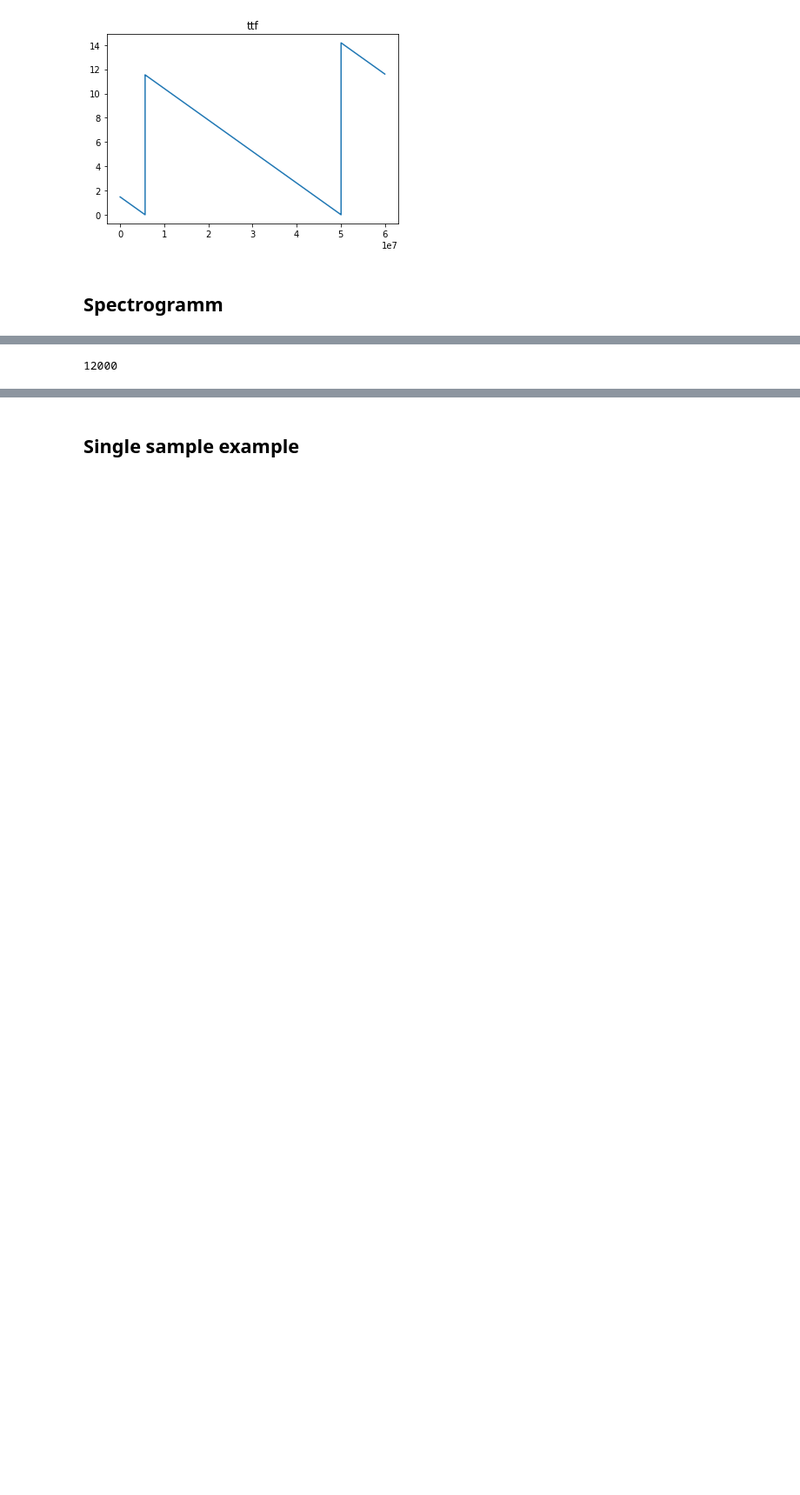
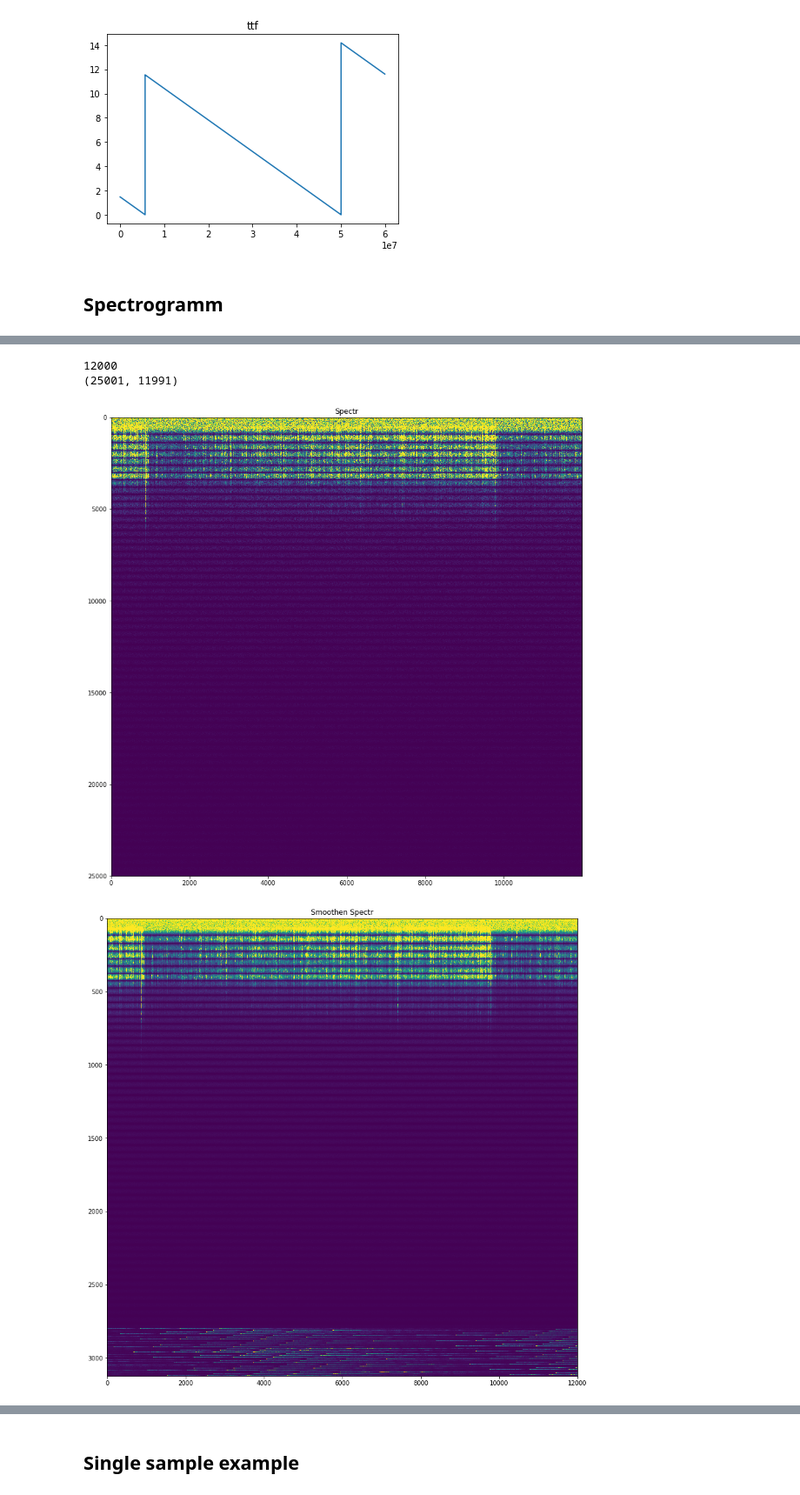
Before and after one commit to SIakovlev/LANL-Earthquake, a Jupyter notebook: src/drafts/fe_notebook.ipynb, the cells around one changed output, grey strips where cells are left out. Shown at 87% size. Cells and saved outputs as stored; diff of their text form; code cells hidden in the pictures; blank space fills up the shorter version.

Commit message:
DS: some minor changes to mlp and lstm, experiment with spectrogram

```diff
--- a/src/drafts/fe_notebook.ipynb
+++ b/src/drafts/fe_notebook.ipynb
@@ -34,15 +35,17 @@ plt.show()
 ## Spectrogramm
 # %%
 %%time
-fs = 4000000.0
+fs = 400000.0
 # window = [10000]
 nperseg = 50000
 noverlap = 45000
-mode = 'psd'
+mode = 'magnitude'
+scaling = 'spectrum'
 f, t, Sxx = signal.spectrogram(sig, fs,
                                nperseg=nperseg,
                                noverlap=noverlap,
-                               mode=mode)
+                               mode=mode,
+                              scaling=scaling)
 print("time seg", len(t))
 print("freq seg", len(f))
 print("Spectr shape", Sxx.shape)
@@ -56,25 +59,30 @@ Wall time: 8min 18s
 # %%
 %%time
 end = num_to_show // (nperseg - noverlap)
 print(end)
 print(Sxx.shape)
-# plt.figure(figsize=(14,14))
+plt.figure(figsize=(14,14))
 
-# plt.imshow(Sxx[:, :end], vmax=0.001, origin='upper', aspect='auto')
-# plt.title("Spectr")
-# plt.show()
+plt.imshow(Sxx[:, :end], vmax=0.01, origin='upper', aspect='auto')
+plt.title("Spectr")
+plt.show()
 
 plt.figure(figsize=(14,14))
-smoothen = signal.convolve2d(Sxx, np.array([[0.25,0.25, 0.25, 0.25]]).T, mode='full')[::4]
-smoothen = signal.convolve2d(smoothen, np.array([[0.25,0.25, 0.25, 0.25]]).T, mode='full')[::4]
-smoothen = signal.convolve2d(smoothen, np.array([[0.25,0.25, 0.25, 0.25]]).T, mode='full')[::4]
-# plt.imshow(smoothen[:, :end], vmax=0.001, origin='upper', aspect='auto')
-# plt.title("Smoothen Spectr")
-# plt.show()
+smoothen = signal.convolve2d(Sxx, np.array([[0.25]*2, [0.25]*2 ]).T, mode='full')[::2]
+smoothen = signal.convolve2d(smoothen, np.array([[0.25]*2, [0.25]*2]).T, mode='full')[::2]
+smoothen = signal.convolve2d(smoothen, np.array([[0.25]*2, [0.25]*2]).T, mode='full')[::2]
 
-# plt.figure(figsize=(14,4))
-# plt.plot(ttf[:num_to_show])
-# plt.title('ttf')
-# plt.show()
+# smoothen = signal.convolve2d(smoothen, np.array([[0.25,0.25, 0.25, 0.25]]).T, mode='full')[::4]
+plt.imshow(smoothen[:, :end], vmax=0.01, origin='upper', aspect='auto')
+plt.title("Smoothen Spectr")
+plt.show()
+
+plt.figure(figsize=(14,4))
+plt.plot(ttf[:end])
+plt.title('ttf')
+plt.show()
 # %% [output]
 12000
+(25001, 11991)
+[figure, added]
+[figure, added]
```
Also changed, not shown: parts of 7 cells of this notebook, 7 other files.
